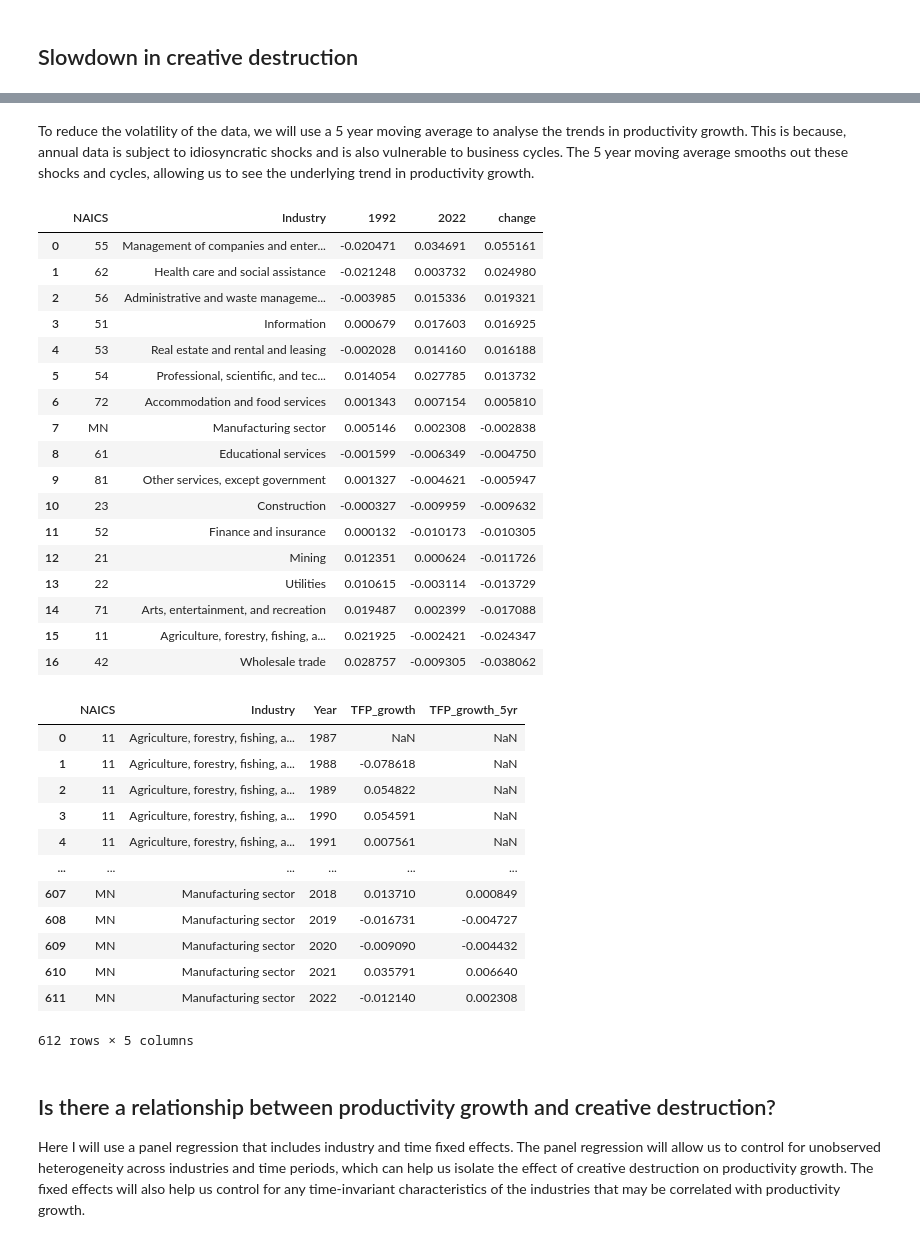
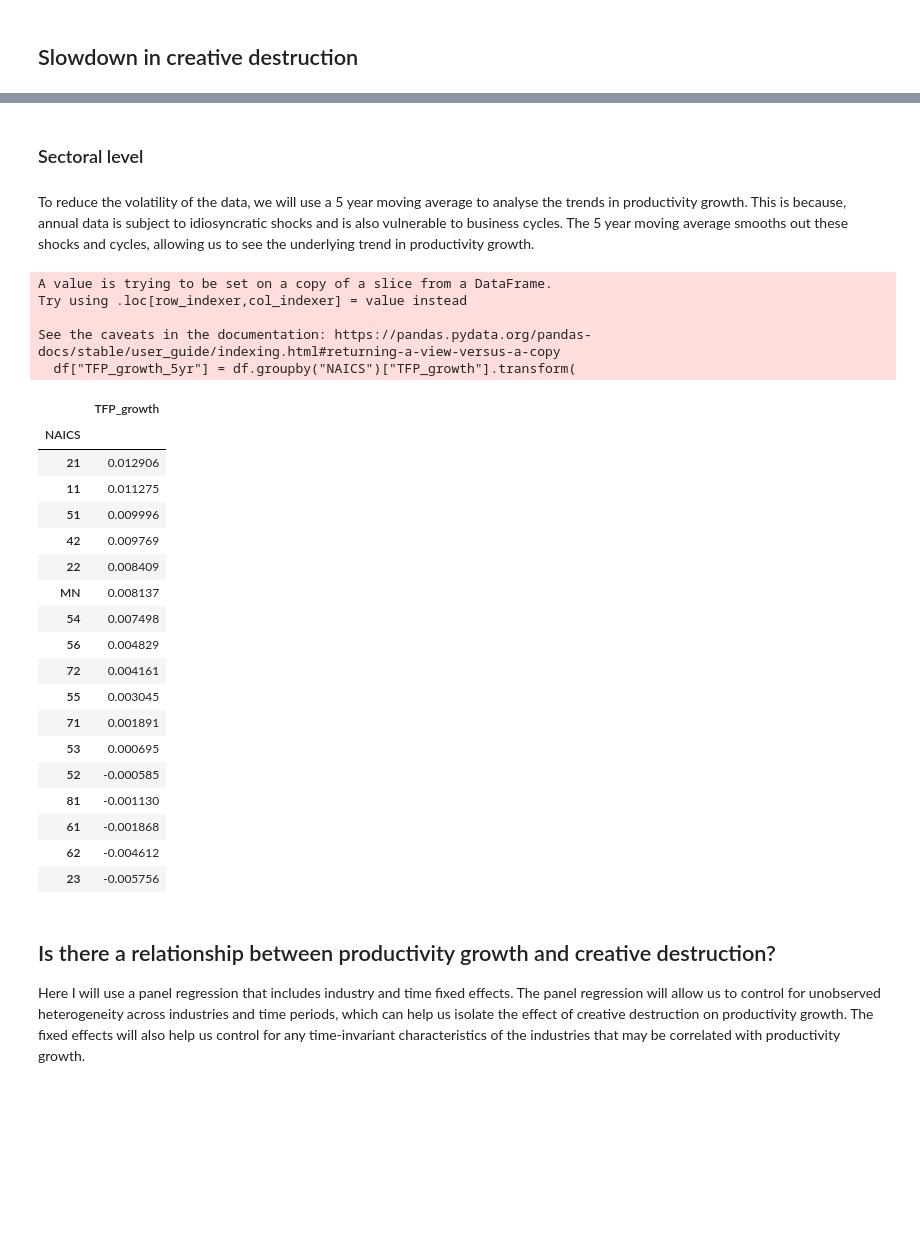
Before and after one commit to ollie-gregory/dynamism_and_productivity_growth, a Jupyter notebook: notebooks/analysis.ipynb, the cells around one changed output, grey strips where cells are left out. Cells and saved outputs as stored; diff of their text form; code cells hidden in the pictures; blank space fills up the shorter version.

Commit message:
clean compustat data

```diff
--- a/notebooks/analysis.ipynb
+++ b/notebooks/analysis.ipynb
@@ -20,3 +91,5 @@ data = pd.read_csv('../data/merged.csv')
+# %% [markdown]
+### Sectoral level
 # %%
 # group the data by NAICS industry, determine the change in tfp_growth from 1988 to 2022
 df = data[["NAICS", "Industry", "Year", "TFP_growth"]].copy()
@@ -25,58 +98,37 @@ To reduce the volatility of the data, we will use a 5 year moving average to ana
 # %%
 # calculate five year moving average for TFP_growth, grouped by NAICS
 df["TFP_growth_5yr"] = df.groupby("NAICS")["TFP_growth"].transform(
     lambda x: x.rolling(5, min_periods=5).mean()
 )
 
-# Create a pivot table with years 1992 and 2022
-tfp_change_df = df[df["Year"].isin([1992, 2022])].pivot_table(
-    index=["NAICS", "Industry"], columns="Year", values="TFP_growth_5yr"
-)
-
-# Calculate change from 1992 to 2022
-tfp_change_df["change"] = tfp_change_df[2022] - tfp_change_df[1992]
-
-# Display the results
-tfp_change_df.sort_values("change", ascending=False, inplace=True)
-tfp_change_df.rename_axis(None, axis=1, inplace=True)
-tfp_change_df.reset_index(inplace=True)
-
-tfp_change_df
+average_growth = df[["NAICS", "TFP_growth"]].groupby("NAICS").mean()
+average_growth.sort_values("TFP_growth", ascending=False, inplace=True)
+average_growth
 # %% [output]
+A value is trying to be set on a copy of a slice from a DataFrame.
+Try using .loc[row_indexer,col_indexer] = value instead
+
+See the caveats in the documentation: https://pandas.pydata.org/pandas-docs/stable/user_guide/indexing.html#returning-a-view-versus-a-copy
+  df["TFP_growth_5yr"] = df.groupby("NAICS")["TFP_growth"].transform(
-|  | NAICS | Industry | 1992 | 2022 | change |
-| 0 | 55 | Management of companies and enter... | -0.020471 | 0.034691 | 0.055161 |
-| 1 | 62 | Health care and social assistance | -0.021248 | 0.003732 | 0.024980 |
-| 2 | 56 | Administrative and waste manageme... | -0.003985 | 0.015336 | 0.019321 |
-| 3 | 51 | Information | 0.000679 | 0.017603 | 0.016925 |
-| 4 | 53 | Real estate and rental and leasing | -0.002028 | 0.014160 | 0.016188 |
-| 5 | 54 | Professional, scientific, and tec... | 0.014054 | 0.027785 | 0.013732 |
-| 6 | 72 | Accommodation and food services | 0.001343 | 0.007154 | 0.005810 |
-| 7 | MN | Manufacturing sector | 0.005146 | 0.002308 | -0.002838 |
-| 8 | 61 | Educational services | -0.001599 | -0.006349 | -0.004750 |
-| 9 | 81 | Other services, except government | 0.001327 | -0.004621 | -0.005947 |
-| 10 | 23 | Construction | -0.000327 | -0.009959 | -0.009632 |
-| 11 | 52 | Finance and insurance | 0.000132 | -0.010173 | -0.010305 |
-| 12 | 21 | Mining | 0.012351 | 0.000624 | -0.011726 |
-| 13 | 22 | Utilities | 0.010615 | -0.003114 | -0.013729 |
-| 14 | 71 | Arts, entertainment, and recreation | 0.019487 | 0.002399 | -0.017088 |
-| 15 | 11 | Agriculture, forestry, fishing, a... | 0.021925 | -0.002421 | -0.024347 |
-| 16 | 42 | Wholesale trade | 0.028757 | -0.009305 | -0.038062 |
+|  | TFP_growth |
+| NAICS |  |
+| 21 | 0.012906 |
+| 11 | 0.011275 |
+| 51 | 0.009996 |
+| 42 | 0.009769 |
+| 22 | 0.008409 |
+| MN | 0.008137 |
+| 54 | 0.007498 |
+| 56 | 0.004829 |
+| 72 | 0.004161 |
+| 55 | 0.003045 |
+| 71 | 0.001891 |
+| 53 | 0.000695 |
+| 52 | -0.000585 |
+| 81 | -0.001130 |
+| 61 | -0.001868 |
+| 62 | -0.004612 |
+| 23 | -0.005756 |
-# %%
-df["biggest_movers"] =
-# %% [output]
-|  | NAICS | Industry | Year | TFP_growth | TFP_growth_5yr |
-| 0 | 11 | Agriculture, forestry, fishing, a... | 1987 | NaN | NaN |
-| 1 | 11 | Agriculture, forestry, fishing, a... | 1988 | -0.078618 | NaN |
-| 2 | 11 | Agriculture, forestry, fishing, a... | 1989 | 0.054822 | NaN |
-| 3 | 11 | Agriculture, forestry, fishing, a... | 1990 | 0.054591 | NaN |
-| 4 | 11 | Agriculture, forestry, fishing, a... | 1991 | 0.007561 | NaN |
-| ... | ... | ... | ... | ... | ... |
-| 607 | MN | Manufacturing sector | 2018 | 0.013710 | 0.000849 |
-| 608 | MN | Manufacturing sector | 2019 | -0.016731 | -0.004727 |
-| 609 | MN | Manufacturing sector | 2020 | -0.009090 | -0.004432 |
-| 610 | MN | Manufacturing sector | 2021 | 0.035791 | 0.006640 |
-| 611 | MN | Manufacturing sector | 2022 | -0.012140 | 0.002308 |
-612 rows × 5 columns
 # %% [markdown]
 ## Is there a relationship between productivity growth and creative destruction?
 
```
Also changed, not shown: parts of 5 cells of this notebook, 6 other files.
